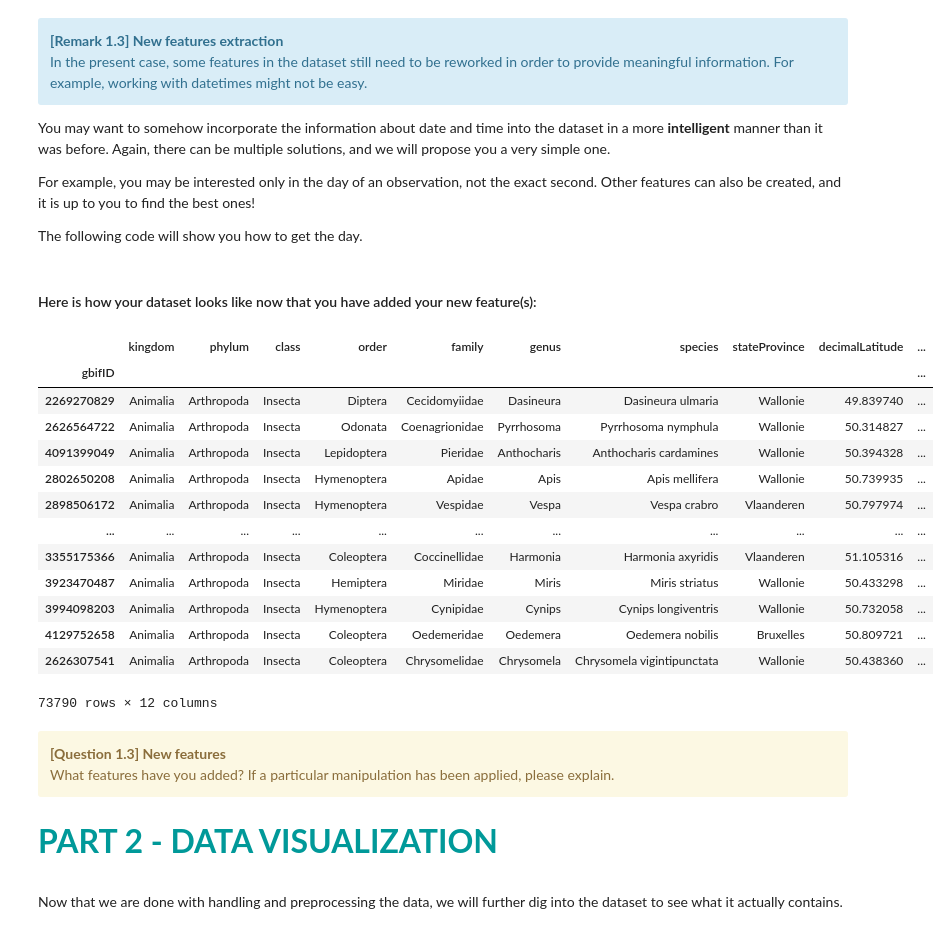
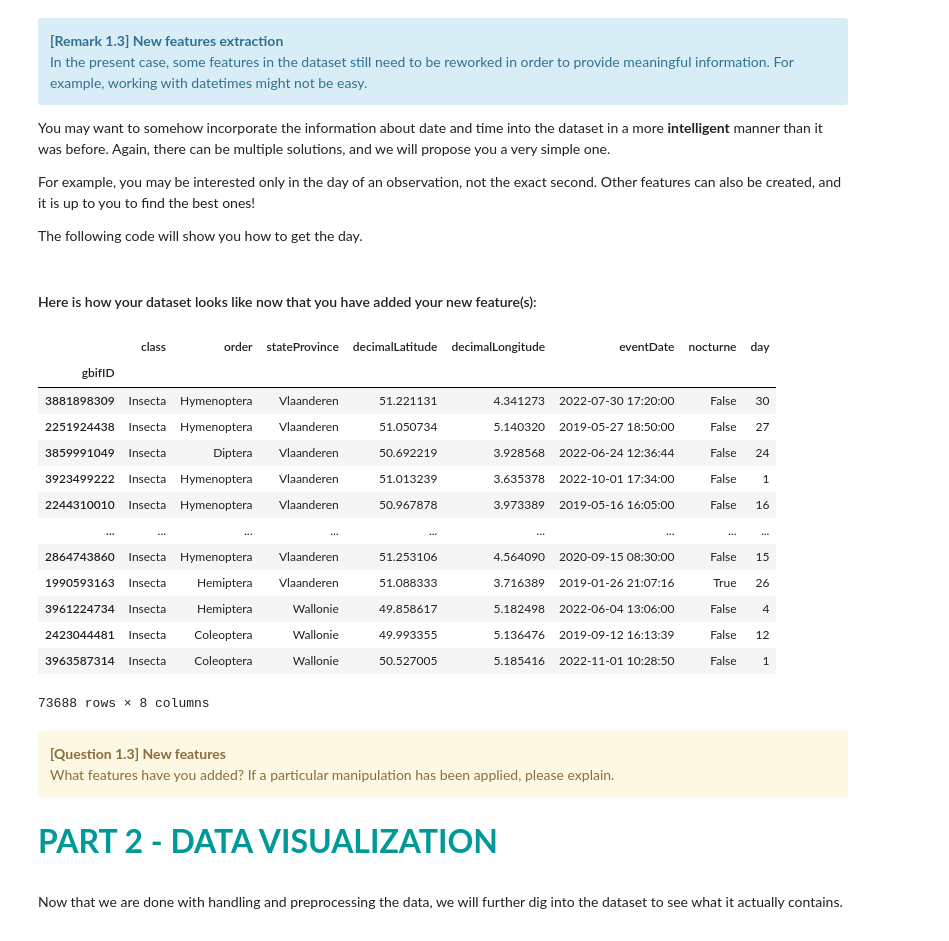
Before and after one commit to GaecKo/hackaton, a Jupyter notebook: Hackaton_3/Hackathon03-Clustering_Student.ipynb, the cells around one changed output. Saved outputs shown, nothing was run; the diff lists cells and outputs as text; code cells hidden in the pictures.

```diff
--- a/Hackaton_3/Hackathon03-Clustering_Student.ipynb
+++ b/Hackaton_3/Hackathon03-Clustering_Student.ipynb
@@ -274,7 +274,12 @@ Please adapt your code accordingly.
 #########################################################################################################
 
 features_to_drop = [
-    "gbifID"
+    "gbifID",
+    "kingdom",
+    "phylum",
+    "family",
+    "genus",
+    "species"
     # Fill the list here or leave empty
 ]
 
@@ -385,6 +399,7 @@ Feel free to modify the code.
 # feel free to modify the code if your prefer.
 
 drop_rows = [
+    "stateProvince"
     # Fill the list here or leave empty
 ]
 # set `drop_rows = None` to check for all rows
@@ -411,3 +426,5 @@ for col in drop_cols:
     # For each mentionned column, drop it if it contains `any` NaN
     if df[col].isnull().values.any():
         df.drop(col, axis=1, inplace=True)
+
+df.info()
@@ -429,48 +460,53 @@ Here is how you can extract the date from the datetime feature.
 You can create here your own ones!
 """
 
 from datetime import datetime
 
 try:
     # E.g., get day information (as a number)
     df["day"] = df["eventDate"].dt.day
+
 except:
     pass
 
 
 #########################################################################################################
 # Start : Student version
 #########################################################################################################
 
-# Add the features you want
+# Add 'nocturne' feature: says if the insect is nocturne or not
+def isNocturne(hour):
+    return (hour >= 20) | (hour < 8)
+
+df["nocturne"] = isNocturne(df["eventDate"].dt.hour)
 
 #########################################################################################################
 # End : Student version
 #########################################################################################################
 
 
 display(
     md(
         "#### Here is how your dataset looks like now that you have added your new feature(s):"
     )
 )
 df
 # %% [output]
 #### Here is how your dataset looks like now that you have added your new feature(s):
-|  | kingdom | phylum | class | order | family | genus | species | stateProvince | decimalLatitude | ... |
-| gbifID |  |  |  |  |  |  |  |  |  | ... |
-| 2269270829 | Animalia | Arthropoda | Insecta | Diptera | Cecidomyiidae | Dasineura | Dasineura ulmaria | Wallonie | 49.839740 | ... |
-| 2626564722 | Animalia | Arthropoda | Insecta | Odonata | Coenagrionidae | Pyrrhosoma | Pyrrhosoma nymphula | Wallonie | 50.314827 | ... |
-| 4091399049 | Animalia | Arthropoda | Insecta | Lepidoptera | Pieridae | Anthocharis | Anthocharis cardamines | Wallonie | 50.394328 | ... |
-| 2802650208 | Animalia | Arthropoda | Insecta | Hymenoptera | Apidae | Apis | Apis mellifera | Wallonie | 50.739935 | ... |
-| 2898506172 | Animalia | Arthropoda | Insecta | Hymenoptera | Vespidae | Vespa | Vespa crabro | Vlaanderen | 50.797974 | ... |
-| ... | ... | ... | ... | ... | ... | ... | ... | ... | ... | ... |
-| 3355175366 | Animalia | Arthropoda | Insecta | Coleoptera | Coccinellidae | Harmonia | Harmonia axyridis | Vlaanderen | 51.105316 | ... |
-| 3923470487 | Animalia | Arthropoda | Insecta | Hemiptera | Miridae | Miris | Miris striatus | Wallonie | 50.433298 | ... |
-| 3994098203 | Animalia | Arthropoda | Insecta | Hymenoptera | Cynipidae | Cynips | Cynips longiventris | Wallonie | 50.732058 | ... |
-| 4129752658 | Animalia | Arthropoda | Insecta | Coleoptera | Oedemeridae | Oedemera | Oedemera nobilis | Bruxelles | 50.809721 | ... |
-| 2626307541 | Animalia | Arthropoda | Insecta | Coleoptera | Chrysomelidae | Chrysomela | Chrysomela vigintipunctata | Wallonie | 50.438360 | ... |
+|  | class | order | stateProvince | decimalLatitude | decimalLongitude | eventDate | nocturne | day |
+| gbifID |  |  |  |  |  |  |  |  |
+| 3881898309 | Insecta | Hymenoptera | Vlaanderen | 51.221131 | 4.341273 | 2022-07-30 17:20:00 | False | 30 |
+| 2251924438 | Insecta | Hymenoptera | Vlaanderen | 51.050734 | 5.140320 | 2019-05-27 18:50:00 | False | 27 |
+| 3859991049 | Insecta | Diptera | Vlaanderen | 50.692219 | 3.928568 | 2022-06-24 12:36:44 | False | 24 |
+| 3923499222 | Insecta | Hymenoptera | Vlaanderen | 51.013239 | 3.635378 | 2022-10-01 17:34:00 | False | 1 |
+| 2244310010 | Insecta | Hymenoptera | Vlaanderen | 50.967878 | 3.973389 | 2019-05-16 16:05:00 | False | 16 |
+| ... | ... | ... | ... | ... | ... | ... | ... | ... |
+| 2864743860 | Insecta | Hymenoptera | Vlaanderen | 51.253106 | 4.564090 | 2020-09-15 08:30:00 | False | 15 |
+| 1990593163 | Insecta | Hemiptera | Vlaanderen | 51.088333 | 3.716389 | 2019-01-26 21:07:16 | True | 26 |
+| 3961224734 | Insecta | Hemiptera | Wallonie | 49.858617 | 5.182498 | 2022-06-04 13:06:00 | False | 4 |
+| 2423044481 | Insecta | Coleoptera | Wallonie | 49.993355 | 5.136476 | 2019-09-12 16:13:39 | False | 12 |
+| 3963587314 | Insecta | Coleoptera | Wallonie | 50.527005 | 5.185416 | 2022-11-01 10:28:50 | False | 1 |
-73790 rows × 12 columns
+73688 rows × 8 columns
 # %% [markdown]
 <div class="alert alert-warning">
 <b>[Question 1.3] New features </b>  <br>
```
Also changed, not shown: parts of 4 cells of this notebook.
